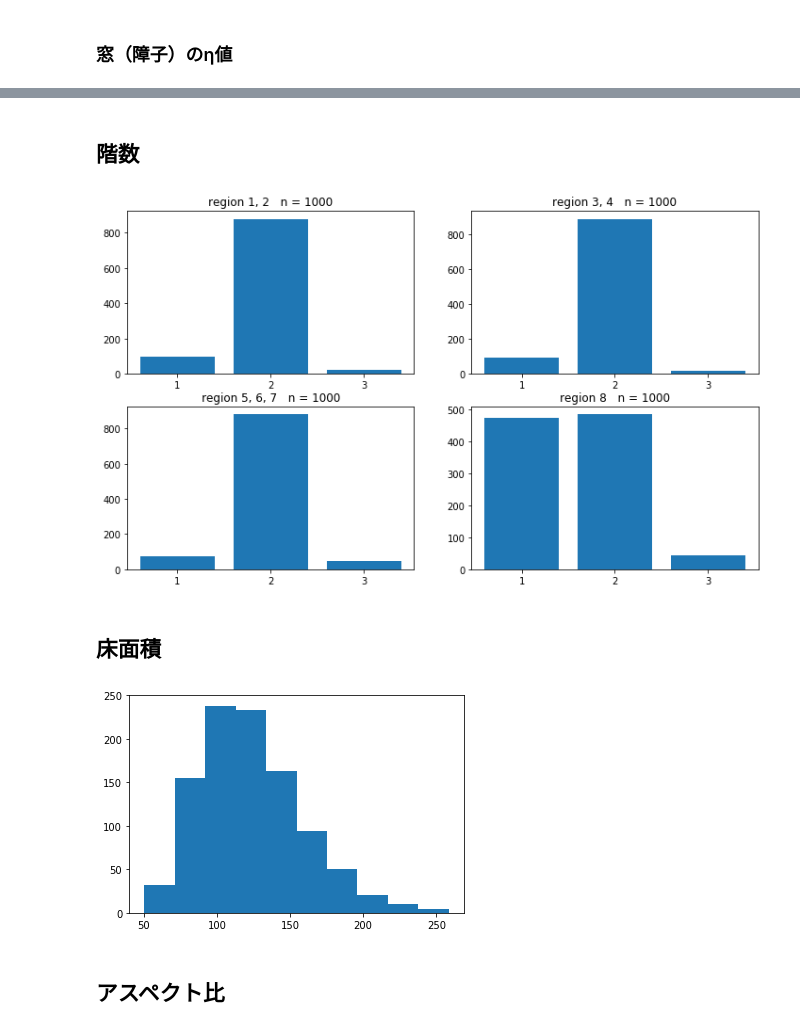
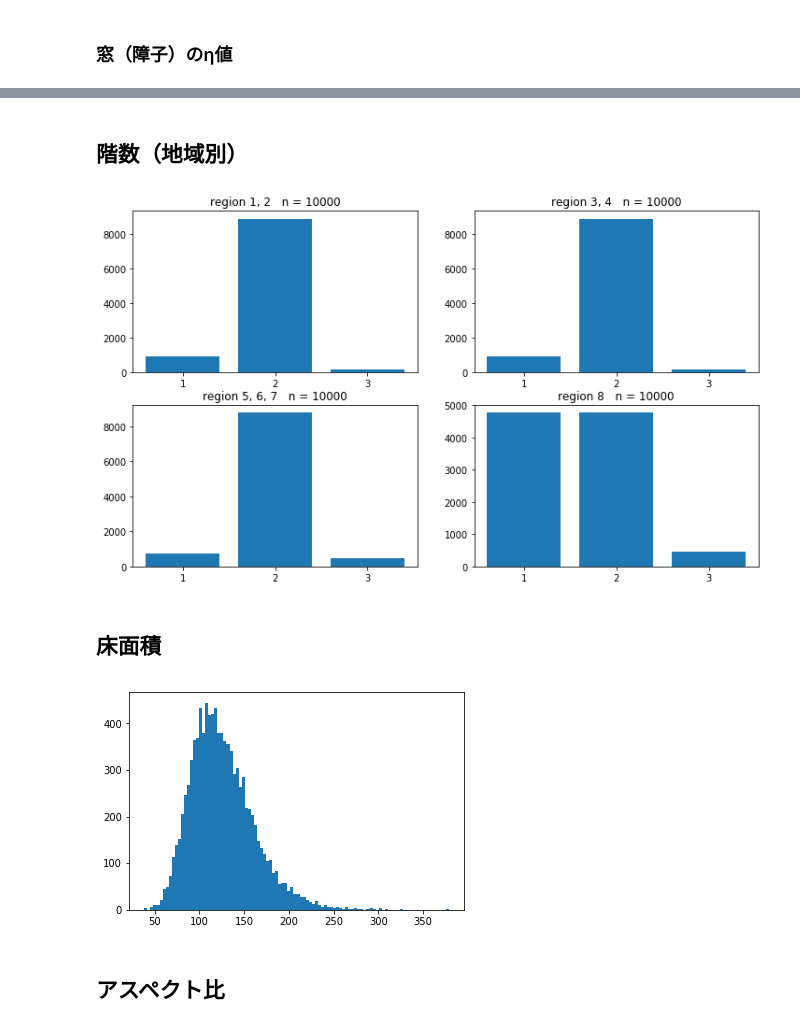
Before and after one commit to BRI-EES-House/03_HCLoad_and_Envelope, a Jupyter notebook: Basis/simple_envelope_evaluation_monte_carlo/comparison.ipynb, the cells around one changed output, grey strips where cells are left out. Cells and saved outputs as stored; diff of their text form; code cells hidden in the pictures.

```diff
--- a/Basis/simple_envelope_evaluation_monte_carlo/comparison.ipynb
+++ b/Basis/simple_envelope_evaluation_monte_carlo/comparison.ipynb
@@ -99,5 +103,5 @@ data_house
 # %% [markdown]
 ## 発生する住戸の数
 # %%
-n=1000
+n=10000
 # %% [markdown]
@@ -176,5 +180,5 @@ draw_four_hist_graphs(window_attachment_eta)
 # %% [markdown]
-## 階数
+## 階数（地域別）
 # %%
 story = np.array([
     np.random.choice(a=data_house['story']['a'], size=n, p=data_house['story']['p']['group_1']),
@@ -185,17 +189,17 @@ story = np.array([
 # %%
 draw_four_bar_graphs(story, data_house['story']['a'])
 # %% [output]
-[figure, old version]
+[figure, new version]
 # %% [markdown]
 ## 床面積
 # %%
 floor_area = np.exp(np.random.normal(
     loc=data_house['floor_area']['log_ave'], scale=data_house['floor_area']['log_std'], size=n))
 # %%
-plt.hist(floor_area)
+plt.hist(floor_area, bins=100)
 plt.show()
 # %% [output]
-[figure, old version]
+[figure, new version]
 # %% [markdown]
 ## アスペクト比
 # %%
```
Also changed, not shown: parts of 39 cells of this notebook, 7 other files.
